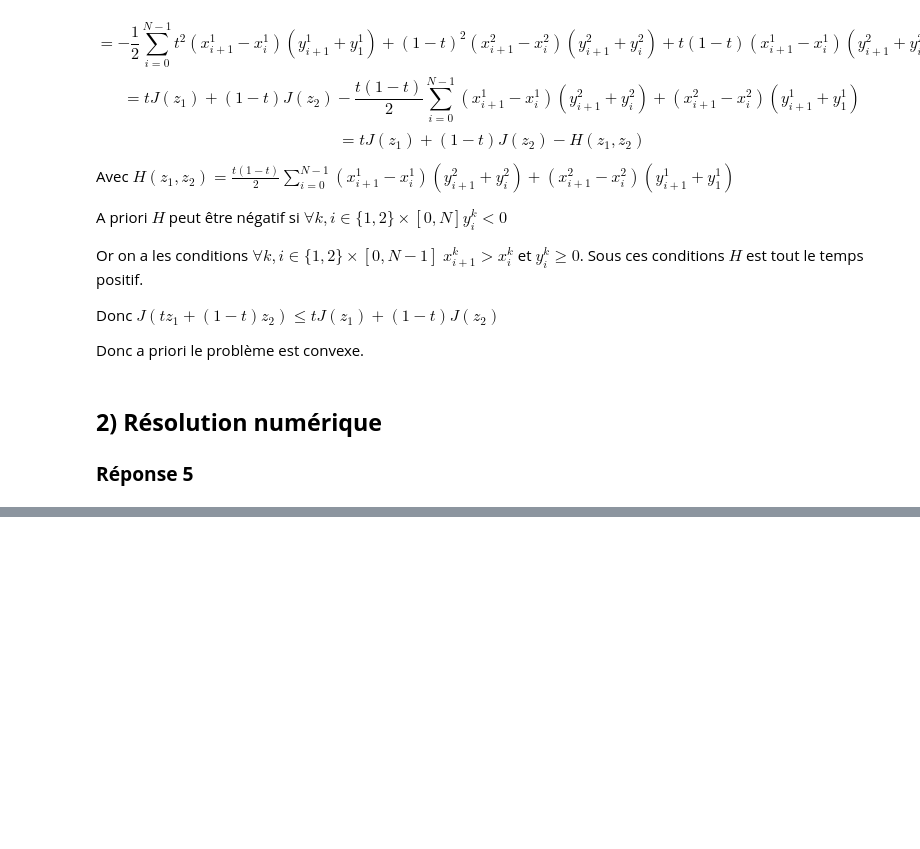
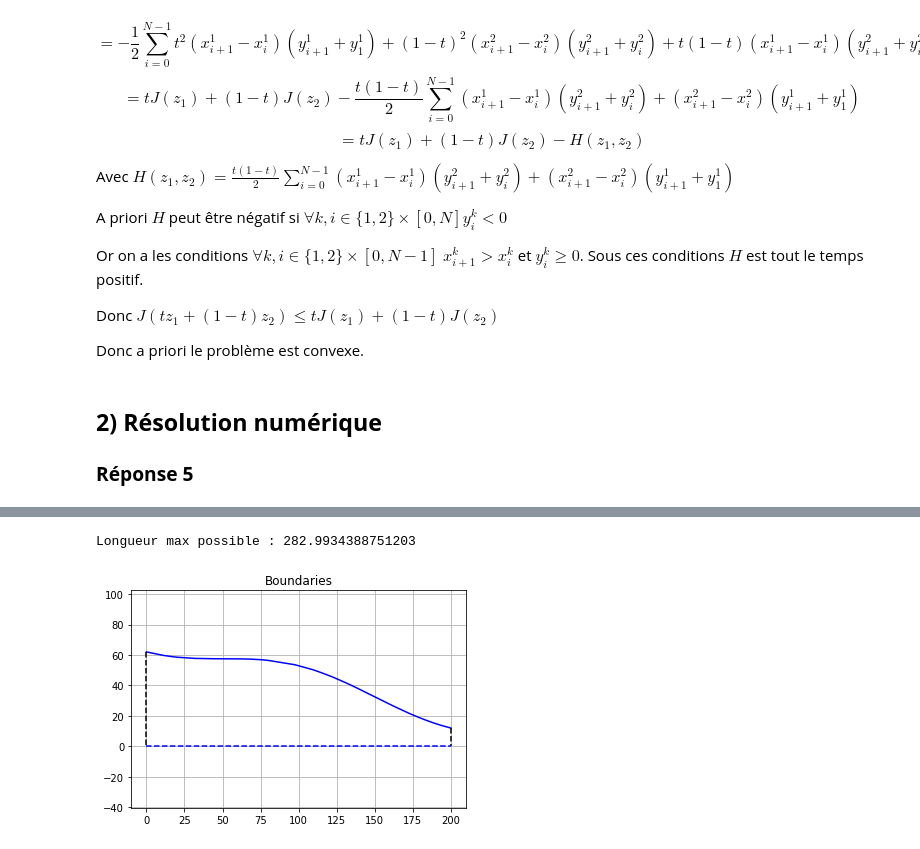
Before and after one commit to Hayvo/projet_optim, a Jupyter notebook: Projet_mouton.ipynb, the cells around one changed output, grey strips where cells are left out. Drawn from its saved outputs; the diff is of its cells as text; code cells hidden in the pictures; blank space fills up the shorter version.

Commit message:
Adding optimisation with boundaries

```diff
--- a/Projet_mouton.ipynb
+++ b/Projet_mouton.ipynb
@@ -118,0 +167,24 @@ Optimization terminated successfully    (Exit mode 0)
+# %%
+import pandas as pd
+from scipy.interpolate import interp1d
+df = pd.read_csv('.\groupe_5_river_positions.csv ')
+x_ref , y_ref = np.array(df['x']), np.array(df['y'])
+y_max_river = interp1d(x_ref , y_ref )
+# %%
+X = np.linspace(x_ref[0],x_ref[-1],1000)
+Y = y_max_river(X)
+
+plt.plot(X,Y, c = 'b')
+plt.plot([X[0],X[0]],[Y[1],0], c = 'black', linestyle = '--')
+plt.plot([X[-1],X[-1]],[Y[-1],0], c = 'black', linestyle = '--')
+plt.plot([X[0],X[-1]],[0,0], c = 'b', linestyle = '--')
+
+print(f"Longueur max possible : {dist(Y,X) + Y[0] + Y[-1]}")
+
+plt.grid()
+plt.axis('equal')
+plt.title('Boundaries')
+plt.show()
+# %% [output]
+Longueur max possible : 282.9934388751203
+[figure, added]
```
Also changed, not shown: parts of 15 cells of this notebook, 1 other file.
